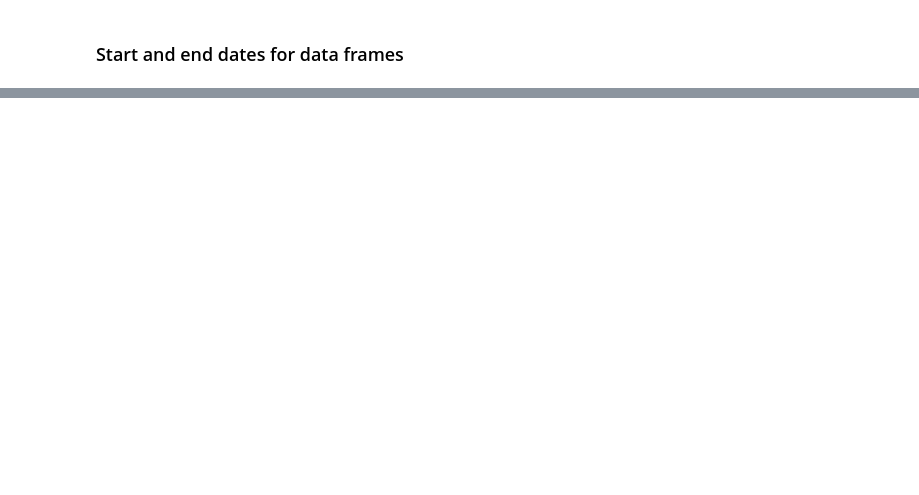
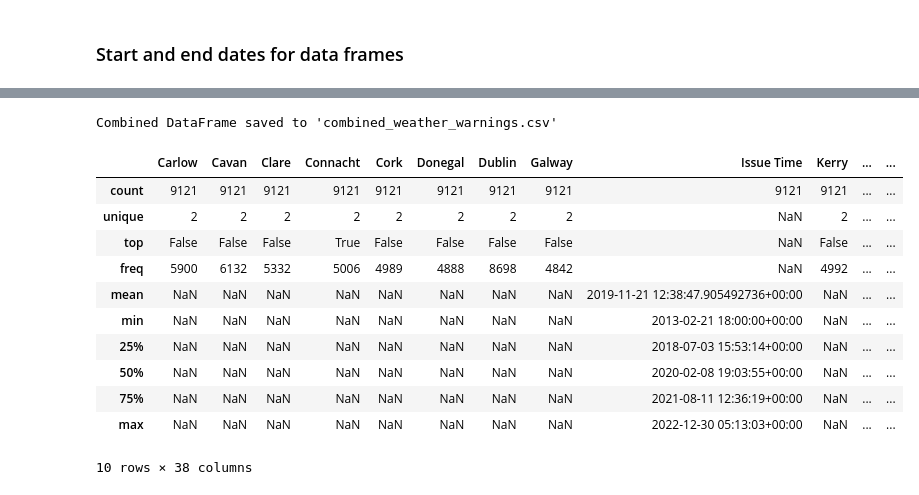
Before and after one commit to paulie57/ul_project_Msc_AI, a Jupyter notebook: data/met_eireann/eda/met_eireann_dataprep_eda.ipynb, the cells around one changed output, grey strips where cells are left out. Saved outputs shown, nothing was run; the diff lists cells and outputs as text; code cells hidden in the pictures; blank space fills up the shorter version.

```diff
--- a/data/met_eireann/eda/met_eireann_dataprep_eda.ipynb
+++ b/data/met_eireann/eda/met_eireann_dataprep_eda.ipynb
@@ -1083,0 +1114,7 @@ End date: 2023-08-05 12:02:28+00:00
+# %%
+# Fill missing values
+df_xml_filtered['Warning Text'] = df_xml_filtered['Warning Text'].fillna('warning text unknown')
+df_xml_filtered['WhereToText'] = df_xml_filtered['WhereToText'].fillna('where to text unknown')
+
+print("\nAfter filling missing values:")
+print(df_xml_filtered)
@@ -1083,0 +1186,46 @@ End date: 2023-08-05 12:02:28+00:00
+# %%
+# Step 1: Check columns
+columns_ods = set(df_ods_filtered.columns)
+columns_xml = set(df_xml_filtered.columns)
+
+# Step 2: Handle mismatched columns
+missing_in_xml = columns_ods - columns_xml
+for col in missing_in_xml:
+    df_xml_filtered[col] = None
+
+missing_in_ods = columns_xml - columns_ods
+for col in missing_in_ods:
+    df_ods_filtered[col] = None
+
+# Ensure columns are in the same order
+df_ods_filtered = df_ods_filtered[df_ods_filtered.columns.sort_values()]
+df_xml_filtered = df_xml_filtered[df_ods_filtered.columns]
+
+# Step 3: Concatenate DataFrames
+df_combined = pd.concat([df_ods_filtered, df_xml_filtered], ignore_index=True)
+
+# Step 4: Convert 'Issue Time' to datetime and sort
+df_combined['Issue Time'] = pd.to_datetime(df_combined['Issue Time'], errors='coerce', utc=True)
+df_combined.sort_values(by='Issue Time', inplace=True)
+
+# Step 5: Save to CSV
+df_combined.to_csv('combined_weather_warnings1.csv', index=False)
+
+print("Combined DataFrame saved to 'combined_weather_warnings.csv'")
+# %% [output]
+Combined DataFrame saved to 'combined_weather_warnings.csv'
+# %%
+df_combined.describe()
+# %% [output]
+|  | Carlow | Cavan | Clare | Connacht | Cork | Donegal | Dublin | Galway | Issue Time | Kerry | ... | ... |
+| count | 9121 | 9121 | 9121 | 9121 | 9121 | 9121 | 9121 | 9121 | 9121 | 9121 | ... | ... |
+| unique | 2 | 2 | 2 | 2 | 2 | 2 | 2 | 2 | NaN | 2 | ... | ... |
+| top | False | False | False | True | False | False | False | False | NaN | False | ... | ... |
+| freq | 5900 | 6132 | 5332 | 5006 | 4989 | 4888 | 8698 | 4842 | NaN | 4992 | ... | ... |
+| mean | NaN | NaN | NaN | NaN | NaN | NaN | NaN | NaN | 2019-11-21 12:38:47.905492736+00:00 | NaN | ... | ... |
+| min | NaN | NaN | NaN | NaN | NaN | NaN | NaN | NaN | 2013-02-21 18:00:00+00:00 | NaN | ... | ... |
+| 25% | NaN | NaN | NaN | NaN | NaN | NaN | NaN | NaN | 2018-07-03 15:53:14+00:00 | NaN | ... | ... |
+| 50% | NaN | NaN | NaN | NaN | NaN | NaN | NaN | NaN | 2020-02-08 19:03:55+00:00 | NaN | ... | ... |
+| 75% | NaN | NaN | NaN | NaN | NaN | NaN | NaN | NaN | 2021-08-11 12:36:19+00:00 | NaN | ... | ... |
+| max | NaN | NaN | NaN | NaN | NaN | NaN | NaN | NaN | 2022-12-30 05:13:03+00:00 | NaN | ... | ... |
+10 rows × 38 columns
```
Also changed, not shown: parts of 51 cells of this notebook, 30 other files.
